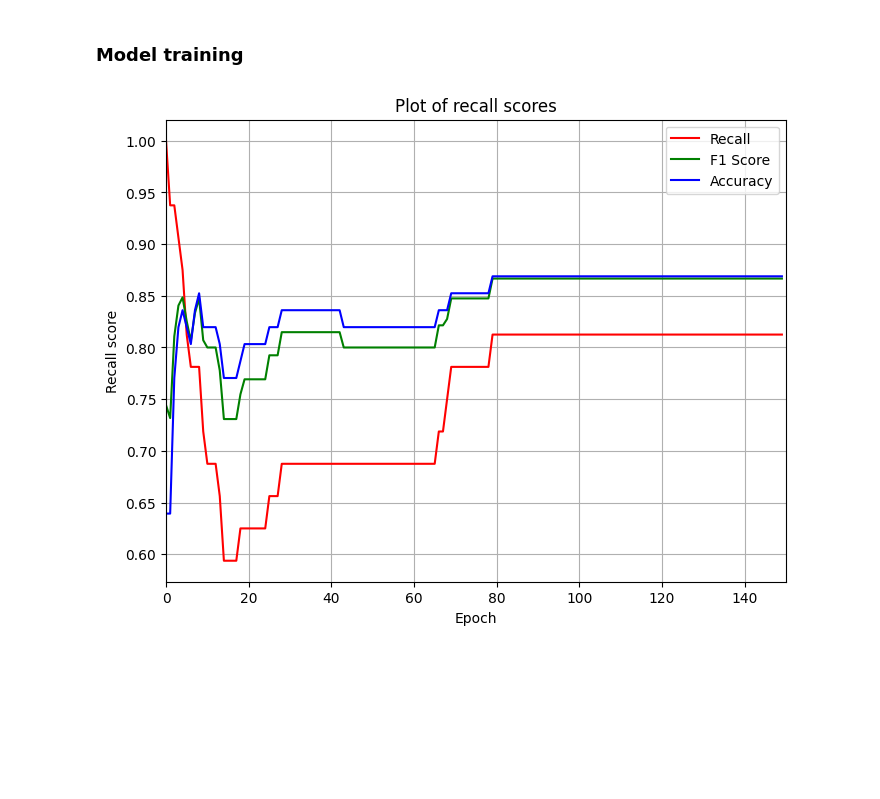
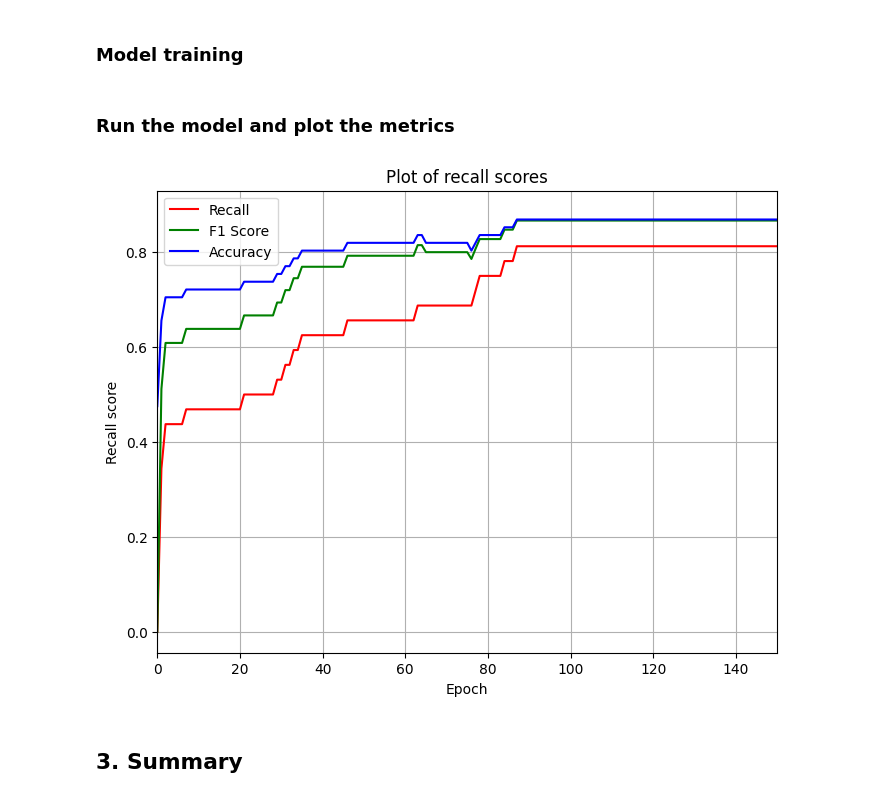
Before and after one commit to Krisenberg/neural-networks, a Jupyter notebook: src/lab_2/regression.ipynb, the cells around one changed output. Cells and saved outputs as stored; diff of their text form; code cells hidden in the pictures; blank space fills up the shorter version.

```diff
--- a/src/lab_2/regression.ipynb
+++ b/src/lab_2/regression.ipynb
@@ -72,8 +71,8 @@ y_test shape: (61, 1)
 # %% [markdown]
 ### Hiperparameters
 # %%
-ALPHA = 0.0001 # Doesnt work for 0.0001
-ITER_LIMIT = 250
+ALPHA = 0.0001
+EPOCH_LIMIT = 250
 EPSILON = 0.0001
 TRESHOLD = 0.5
 # %% [markdown]
@@ -127,17 +125,18 @@ def update_bias(b: np.array, p: np.array, y: np.array) -> np.array:
 from sklearn.metrics import accuracy_score, f1_score, recall_score
 
 
-def run(epoch_limit: int) -> dict[int, dict[str, np.float64]]:
+def run(X_train: np.array, X_test: np.array, y_train: np.array,
+        y_test: np.array, epoch_limit: int) -> dict[int, dict[str, np.float64]]:
     results = {}
 
-    input_size = X_train.shape[1]
-    W = (np.random.randn(input_size, 1) * 0.01)
+    features_count = X_train.shape[1]
+    W = np.zeros((features_count, 1))
+    # W = (np.random.randn(features_count, 1) * 0.01)
     b = np.zeros((1,1))
 
     for i in range(epoch_limit):
         p = pred_prob(X_train, W, b)
         W_updated = update_weights(X_train, W, p, y_train)
-        # b = update_weights(X=np.ones((1,1)), W=b, p=p, y=y_train)
         b = update_bias(b, p, y_train)
         test_p = pred_prob(X_test, W, b)
         test_p_binary = (test_p >= TRESHOLD).astype(int)
@@ -150,8 +149,8 @@ def run(epoch_limit: int) -> dict[int, dict[str, np.float64]]:
             return results
         W = W_updated
     return results
-# %%
-results = run(150)
+# %% [markdown]
+### Run the model and plot the metrics
 # %%
 import matplotlib.pyplot as plt
 
@@ -177,7 +176,10 @@ def plot_results(results: dict[int, np.float64]):
 
     plt.grid(True)
     plt.show()
-# %%
-plot_results(results)
-# %% [output]
-[figure, removed]
+# %%
+results = run(X_train, X_test, y_train, y_test, EPOCH_LIMIT)
+plot_results(results)
+# %% [output]
+[figure, added]
+# %% [markdown]
+## 3. Summary
```
Also changed, not shown: parts of 3 cells of this notebook.
